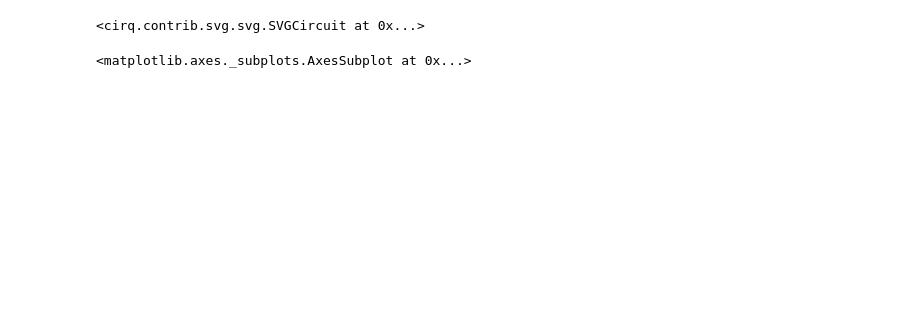
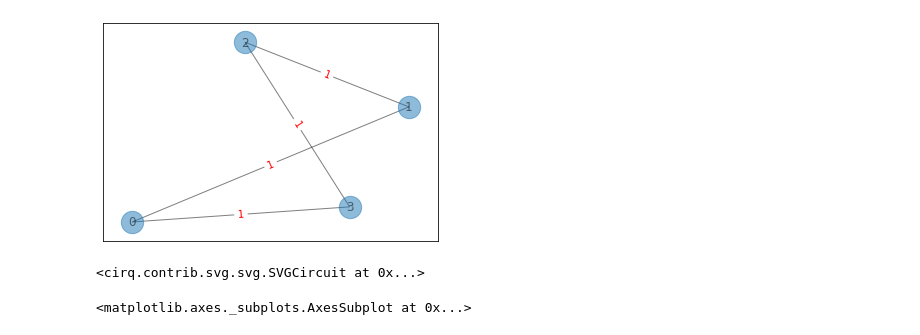
Before and after one commit to LyaminVS/mentor_project, a Jupyter notebook: maxcut_solver.ipynb, the cells around one changed output. Drawn from its saved outputs; the diff is of its cells as text; code cells hidden in the pictures; blank space fills up the shorter version.

```diff
--- a/maxcut_solver.ipynb
+++ b/maxcut_solver.ipynb
@@ -7,10 +7,12 @@ import cirq
 # %%
 G = nx.Graph()
 n = 4
 G.add_nodes_from([i for i in range(0, n)])
 G.add_edges_from([(i, (i + 1) % n) for i in range(0, n)])
-solver = QAOAQuquarts.MAXCUTSolver(4, layers=4, graph=G)
+solver = QAOAQuquarts.MAXCUTSolver(4, layers=4, graph=G, weights=[1, 1, 1, 1])
 solver.draw_graph()
+# %% [output]
+[figure, added]
 # %%
 solver.draw_circuit()
 # %% [output]
```
Also changed, not shown: parts of 3 cells of this notebook, 2 other files.
